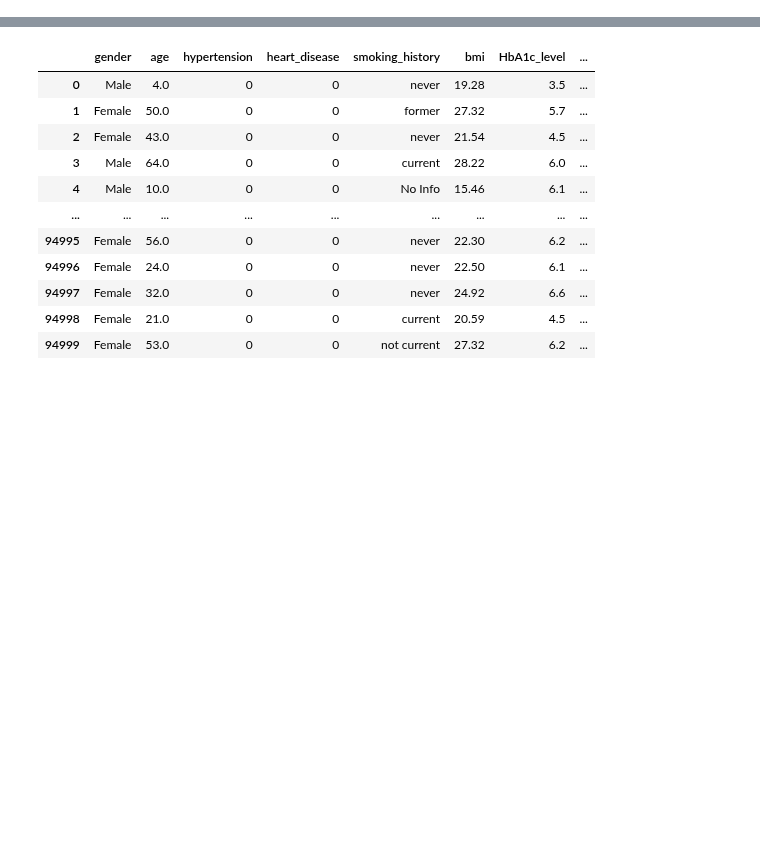
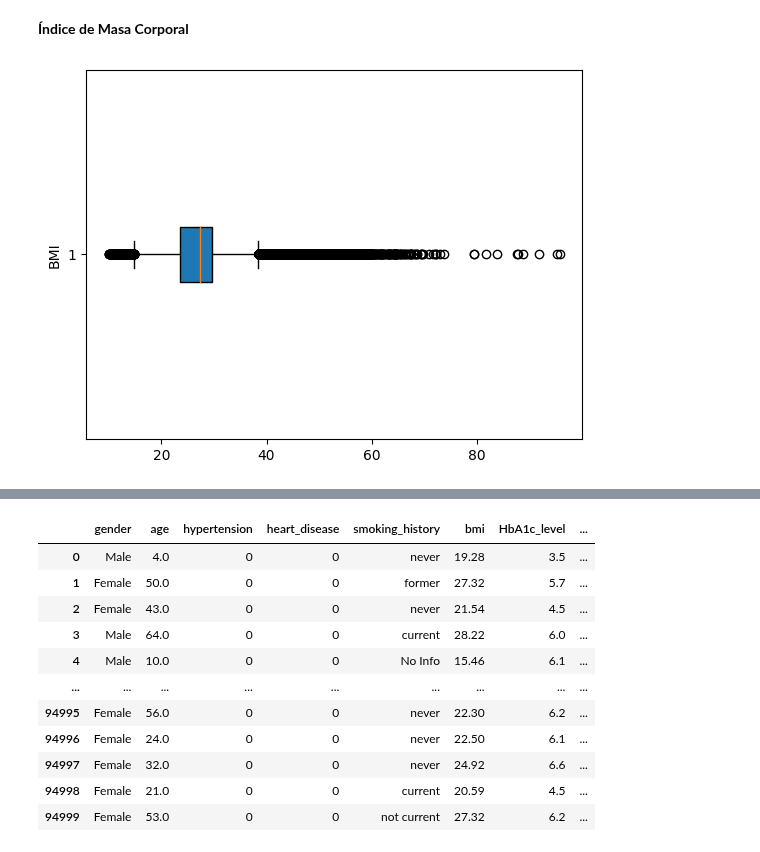
Before and after one commit to josezerda/DiploDatos2024, a Jupyter notebook: 04_AprendizajeSupervisado/Práctico/TP_Competencia_Kaggle_Grupo1.ipynb, the cells around one changed output, grey strips where cells are left out. Saved outputs shown, nothing was run; the diff lists cells and outputs as text; code cells hidden in the pictures; blank space fills up the shorter version.

```diff
--- a/04_AprendizajeSupervisado/Práctico/TP_Competencia_Kaggle_Grupo1.ipynb
+++ b/04_AprendizajeSupervisado/Práctico/TP_Competencia_Kaggle_Grupo1.ipynb
@@ -8,0 +185,8 @@ from sklearn.metrics import classification_report, roc_auc_score
+# %% [markdown]
+**Índice de Masa Corporal**
+# %%
+plt.boxplot(train_df['bmi'], positions=[1],vert= False, patch_artist=True)
+plt.ylabel('BMI')
+plt.show()
+# %% [output]
+[figure, added]
```
Also changed, not shown: parts of 101 cells of this notebook.
